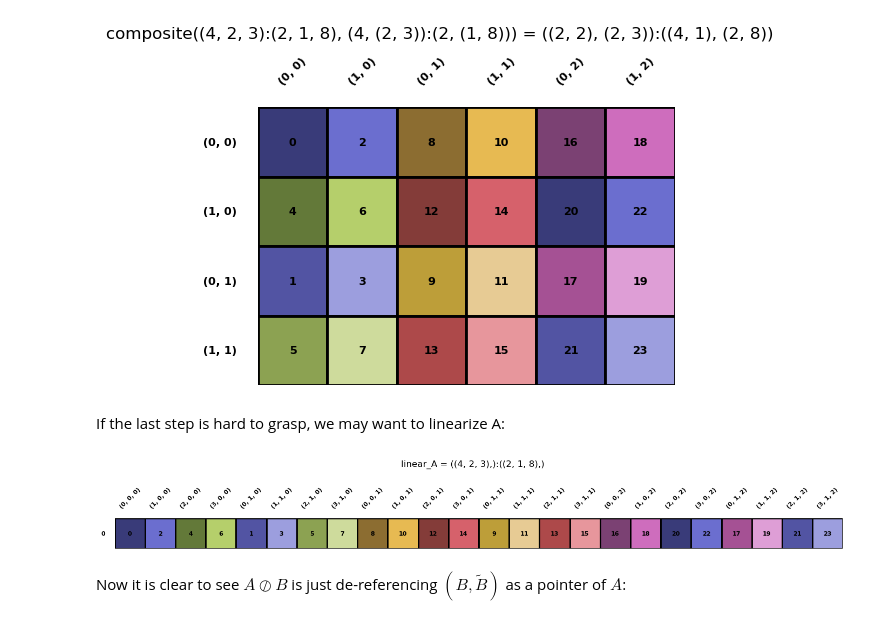
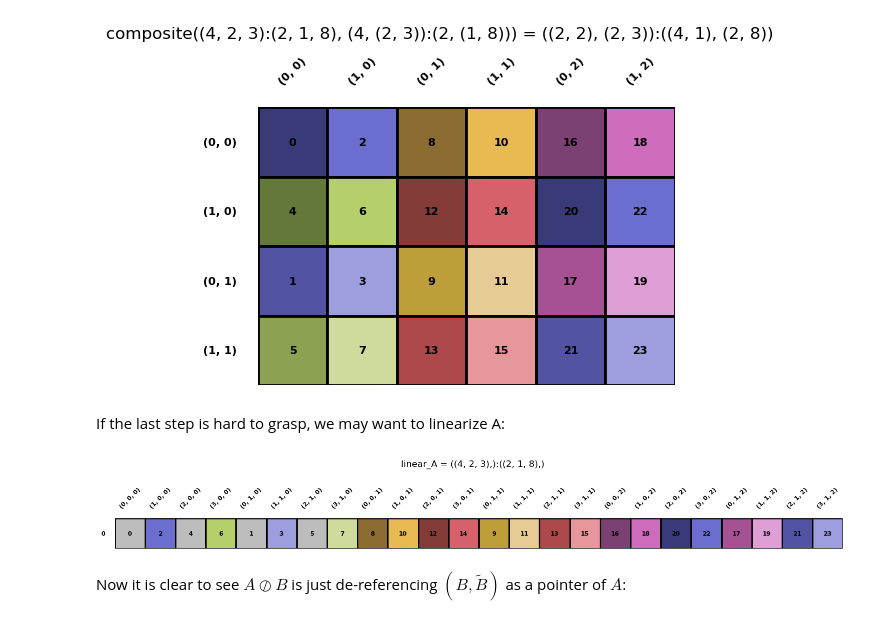
Before and after one commit to w32zhong/simp-intelligence, a Jupyter notebook: simp_intelligence/math/layout_divide.ipynb, the cells around one changed output. Saved outputs shown, nothing was run; the diff lists cells and outputs as text; code cells hidden in the pictures.

Commit message:
polishing layout_divide.ipynb

```diff
--- a/simp_intelligence/math/layout_divide.ipynb
+++ b/simp_intelligence/math/layout_divide.ipynb
@@ -27,9 +27,15 @@ A.size() = 24
 # %% [markdown]
 If the last step is hard to grasp, we may want to linearize A:
 # %%
-linear_A = Layout.from_string('( (4,2,3), ):( (2,1,8), )').visualize('linear_A')
+import matplotlib.pyplot as plt
+def divisor_color_map(index, cycle=None):
+    grey = plt.cm.tab20c.colors[-2]
+    divisor_index = [0, 4, 1, 5] # pointed by B = [0, 2, 4, 6]
+    return grey if index in divisor_index else default_color_map(index)
+
+linear_A = Layout.from_string('( (4,2,3), ):( (2,1,8), )').visualize('linear_A', color_map=divisor_color_map)
 # %% [output]
-[figure, old version]
+[figure, new version]
 # %% [markdown]
 Now it is clear to see $A \oslash B$ is just de-referencing $(B, \tilde{B})$ as a pointer of $A$:
 # %%
```
